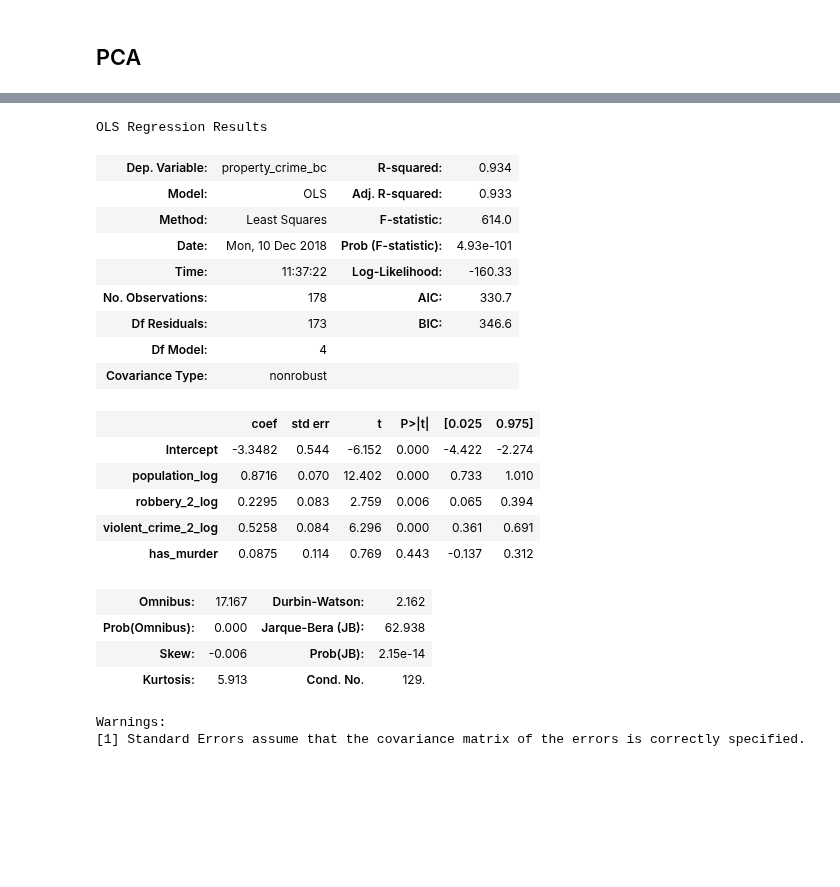
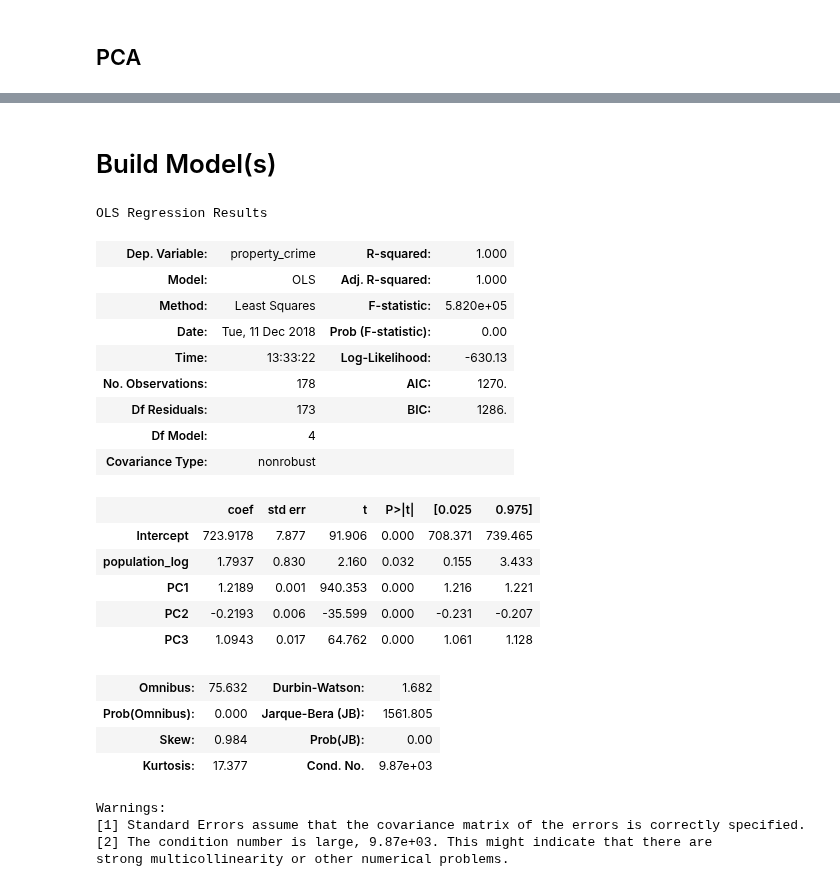
Before and after one commit to mkm29/DataScience, a Jupyter notebook: thinkful/unit/2/4/challenge_crime_regression.ipynb, the cells around one changed output, grey strips where cells are left out. Drawn from its saved outputs; the diff is of its cells as text; code cells hidden in the pictures; blank space fills up the shorter version.

Commit message:
Considerably reduced size and complexity of first regression challange on crime data.

```diff
--- a/thinkful/unit/2/4/challenge_crime_regression.ipynb
+++ b/thinkful/unit/2/4/challenge_crime_regression.ipynb
@@ -77,2 +107,0 @@ The only cleaning we are going to do here is to replace -inf values (in the crim
-# %%
-florida_crime.fillna(florida_crime.median(), inplace=True)
@@ -296,2 +111,12 @@ So the input crime features are all highly correlated, so we need to transform t
+# %%
+florida_crime["robbery_log"] = np.log(florida_crime["robbery"].apply(lambda x: x + 1))
+florida_crime["murder_log"] = np.log(florida_crime["murder"].apply(lambda x: x + 1))
+florida_crime["violent_crime_log"] = np.log(florida_crime["violent_crime"].apply(lambda x: x + 1))
+florida_crime["rape_log"] = np.log(florida_crime["rape"].apply(lambda x: x + 1))
+florida_crime["assault_log"] = np.log(florida_crime.assault.apply(lambda x: x+1))
+florida_crime["burglary_log"] = np.log(florida_crime["burglary"].apply(lambda x: x+1))
+florida_crime["larceny_theft_log"] = np.log(florida_crime.larceny_theft.apply(lambda x: x+1))
+florida_crime["motor_vehicle_theft_log"] = np.log(florida_crime.motor_vehicle_theft.apply(lambda x: x+1))
+florida_crime["arson_log"] = np.log(florida_crime.arson.apply(lambda x: x+1))
 # %% [markdown]
 ## PCA
@@ -337,0 +123,21 @@ So the first 3 principal components explain almost all of the variance that exis
+# %%
+cols_to_combine = ['violent_crime', 'murder', 'rape', 'robbery',
+              'assault', 'burglary', 'larceny_theft',
+              'motor_vehicle_theft', 'arson']
+
+pca = PCA(n_components=len(cols_to_combine))
+pca.fit(florida_crime[cols_to_combine])
+components = pca.transform(florida_crime[cols_to_combine])
+components = pd.DataFrame(components)
+components.columns = ["PC" + str(i+1) for i in range(0, len(cols_to_combine))]
+components.index = florida_crime.index
+
+# let;s just PCA all crimes
+print("Variance explained by each component")
+print(pca.explained_variance_ / pca.explained_variance_.sum())
+components.corr()
+var_explained = (pca.explained_variance_ / pca.explained_variance_.sum())
+print("Variance Explained by first n components\n")
+print("----------------------")
+for i in range(1,11):
+    print("{}: {}".format(i, var_explained[:i].sum()))
@@ -337,0 +164,2 @@ So the first 3 principal components explain almost all of the variance that exis
+# %%
+florida_crime = florida_crime.join(components.iloc[:,:4])
@@ -338,27 +177,31 @@ So the first 3 principal components explain almost all of the variance that exis
+# %% [markdown]
+# Build Model(s)
 # %%
-formula = "property_crime_bc ~ population_log + robbery_2_log + violent_crime_2_log"
-lm1 = smf.ols(formula=formula, data=train).fit()
+formula1 = "property_crime ~ population_log + PC1 + PC2 + PC3"
+lm1 = smf.ols(formula=formula1, data=train).fit()
 lm1.summary()
 # %% [output]
 OLS Regression Results
-| Dep. Variable: | property_crime_bc | R-squared: | 0.934 |
-| Model: | OLS | Adj. R-squared: | 0.933 |
-| Method: | Least Squares | F-statistic: | 614.0 |
-| Date: | Mon, 10 Dec 2018 | Prob (F-statistic): | 4.93e-101 |
-| Time: | 11:37:22 | Log-Likelihood: | -160.33 |
-| No. Observations: | 178 | AIC: | 330.7 |
-| Df Residuals: | 173 | BIC: | 346.6 |
+| Dep. Variable: | property_crime | R-squared: | 1.000 |
+| Model: | OLS | Adj. R-squared: | 1.000 |
+| Method: | Least Squares | F-statistic: | 5.820e+05 |
+| Date: | Tue, 11 Dec 2018 | Prob (F-statistic): | 0.00 |
+| Time: | 13:33:22 | Log-Likelihood: | -630.13 |
+| No. Observations: | 178 | AIC: | 1270. |
+| Df Residuals: | 173 | BIC: | 1286. |
 | Df Model: | 4 |  |  |
 | Covariance Type: | nonrobust |  |  |
 |  | coef | std err | t | P>|t| | [0.025 | 0.975] |
-| Intercept | -3.3482 | 0.544 | -6.152 | 0.000 | -4.422 | -2.274 |
-| population_log | 0.8716 | 0.070 | 12.402 | 0.000 | 0.733 | 1.010 |
-| robbery_2_log | 0.2295 | 0.083 | 2.759 | 0.006 | 0.065 | 0.394 |
-| violent_crime_2_log | 0.5258 | 0.084 | 6.296 | 0.000 | 0.361 | 0.691 |
-| has_murder | 0.0875 | 0.114 | 0.769 | 0.443 | -0.137 | 0.312 |
+| Intercept | 723.9178 | 7.877 | 91.906 | 0.000 | 708.371 | 739.465 |
+| population_log | 1.7937 | 0.830 | 2.160 | 0.032 | 0.155 | 3.433 |
+| PC1 | 1.2189 | 0.001 | 940.353 | 0.000 | 1.216 | 1.221 |
+| PC2 | -0.2193 | 0.006 | -35.599 | 0.000 | -0.231 | -0.207 |
+| PC3 | 1.0943 | 0.017 | 64.762 | 0.000 | 1.061 | 1.128 |
-| Omnibus: | 17.167 | Durbin-Watson: | 2.162 |
-| Prob(Omnibus): | 0.000 | Jarque-Bera (JB): | 62.938 |
-| Skew: | -0.006 | Prob(JB): | 2.15e-14 |
-| Kurtosis: | 5.913 | Cond. No. | 129. |
+| Omnibus: | 75.632 | Durbin-Watson: | 1.682 |
+| Prob(Omnibus): | 0.000 | Jarque-Bera (JB): | 1561.805 |
+| Skew: | 0.984 | Prob(JB): | 0.00 |
+| Kurtosis: | 17.377 | Cond. No. | 9.87e+03 |
 Warnings:
 [1] Standard Errors assume that the covariance matrix of the errors is correctly specified.
+[2] The condition number is large, 9.87e+03. This might indicate that there are
+strong multicollinearity or other numerical problems.
```
Also changed, not shown: parts of 46 cells of this notebook, 1 other file.
